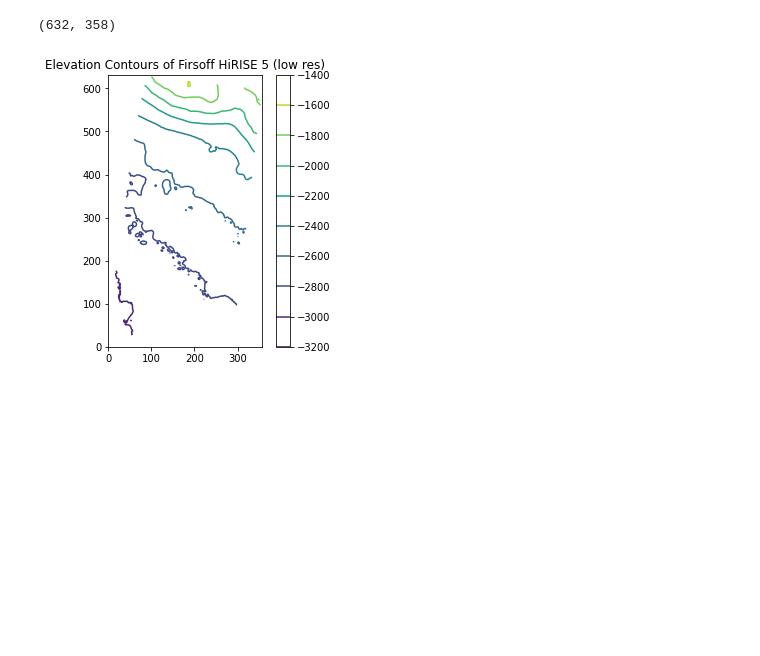
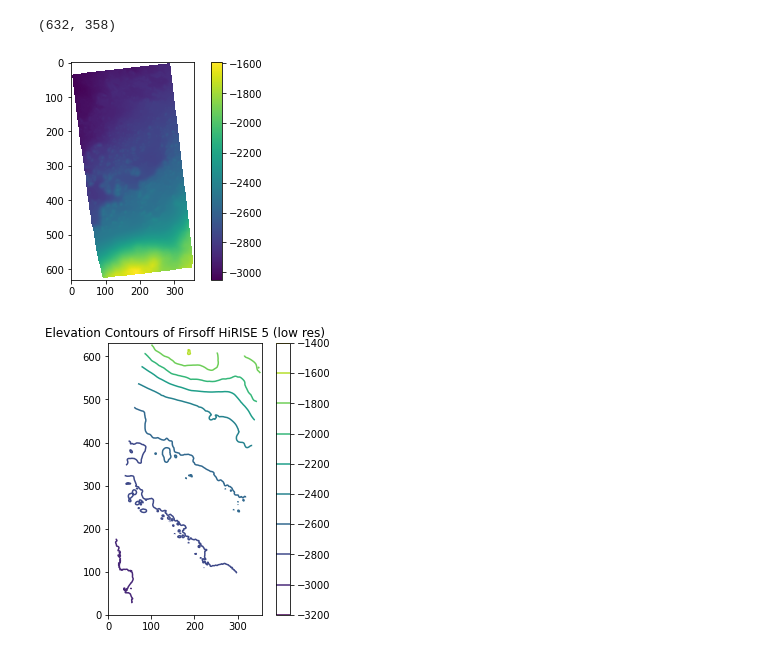
Before and after one commit to SalimFares4/Image-Segmentation, a Jupyter notebook: Code/Visualization/2D Visualization.ipynb, the cells around one changed output. Drawn from its saved outputs; the diff is of its cells as text; code cells hidden in the pictures; blank space fills up the shorter version.

```diff
--- a/Code/Visualization/2D Visualization.ipynb
+++ b/Code/Visualization/2D Visualization.ipynb
@@ -42,6 +42,13 @@ if np.any(data_array == nodataval):
 data_array.shape
 # %% [output]
 (632, 358)
+# %%
+plt.figure()
+plt.imshow(data_array)
+plt.colorbar()
+plt.show()
+# %% [output]
+[figure, added]
 # %%
 #Plot out data with Matplotlib's 'contour'
 fig = plt.figure(figsize = (5, 5))
```
Also changed, not shown: parts of 16 cells of this notebook.
